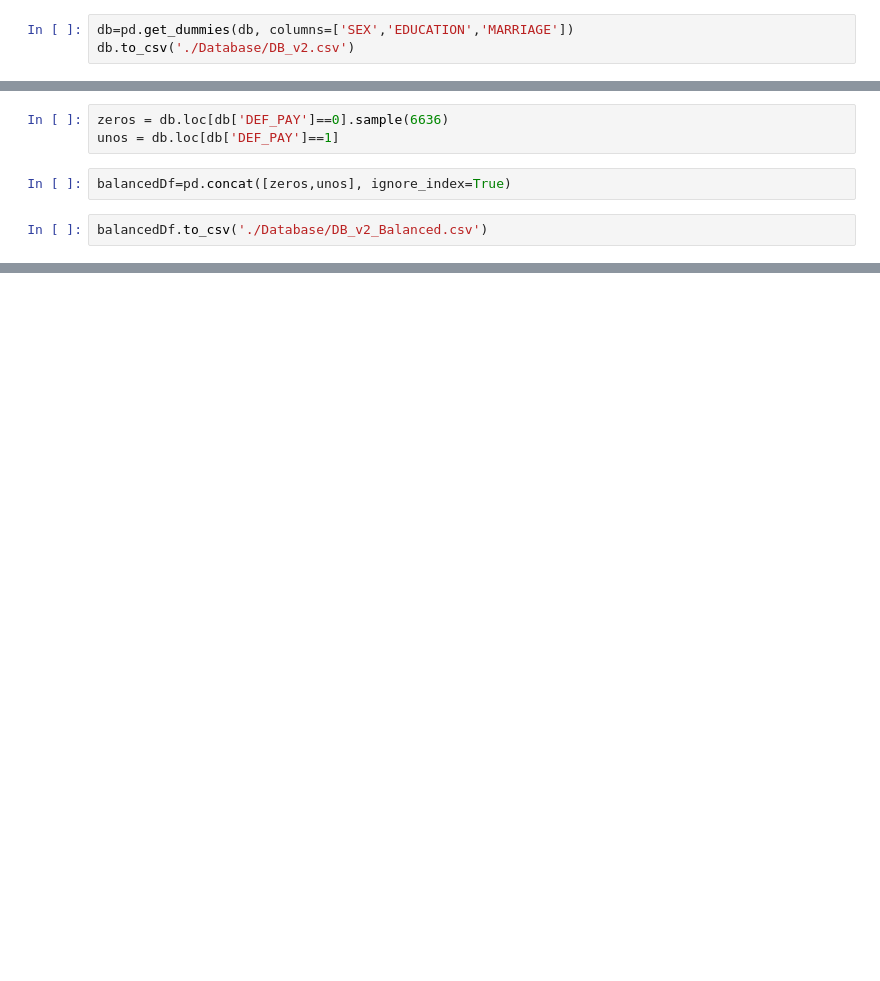
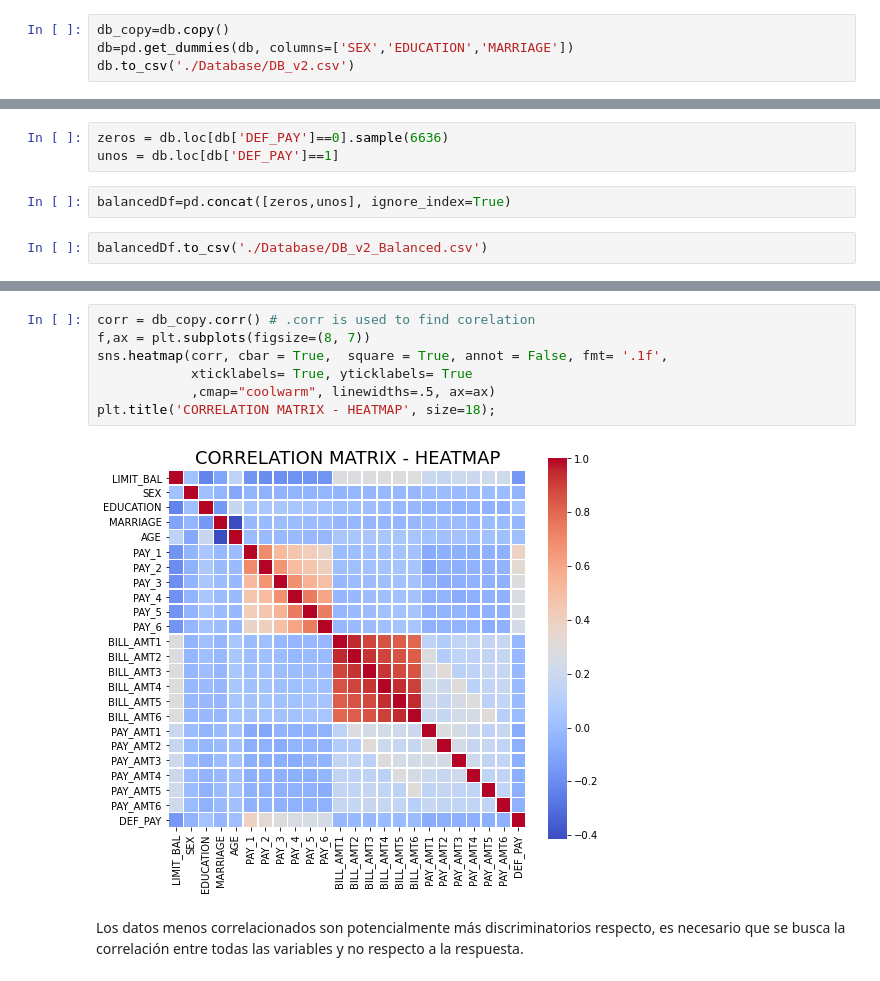
Before and after one commit to Dfriveraa/Default-of-credit-card-clients-project, a Jupyter notebook: Main.ipynb, the cells around one changed output, grey strips where cells are left out. Cells and saved outputs as stored; diff of their text form; blank space fills up the shorter version.

```diff
--- a/Main.ipynb
+++ b/Main.ipynb
@@ -229,5 +229,6 @@ las métricas de validación será el área bajo la curva, f1-score
 y=db['DEF_PAY']
 X=db.drop(['DEF_PAY'],axis=1)
 # %%
+db_copy=db.copy()
 db=pd.get_dummies(db, columns=['SEX','EDUCATION','MARRIAGE'])
 db.to_csv('./Database/DB_v2.csv')
@@ -240,0 +255,11 @@ balancedDf.to_csv('./Database/DB_v2_Balanced.csv')
+# %%
+corr = db_copy.corr() # .corr is used to find corelation
+f,ax = plt.subplots(figsize=(8, 7))
+sns.heatmap(corr, cbar = True,  square = True, annot = False, fmt= '.1f',
+            xticklabels= True, yticklabels= True
+            ,cmap="coolwarm", linewidths=.5, ax=ax)
+plt.title('CORRELATION MATRIX - HEATMAP', size=18);
+# %% [output]
+[figure, added]
+# %% [markdown]
+Los datos menos correlacionados son potencialmente más discriminatorios respecto, es necesario que se busca la correlación entre todas las variables y no respecto a la respuesta.
```
Also changed, not shown: parts of 11 cells of this notebook, 2 other files.
